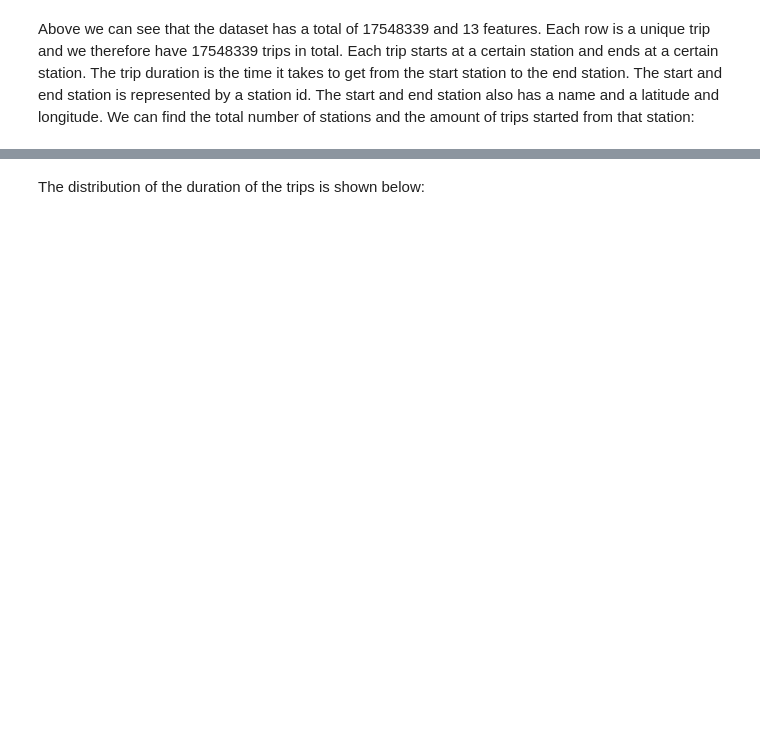
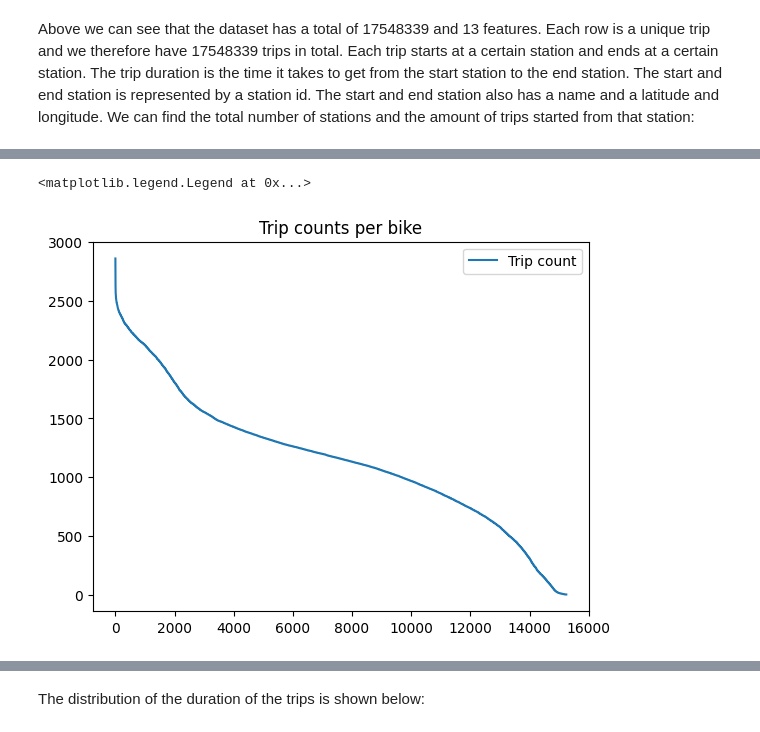
Before and after one commit to 4ug-aug/42577-IBA-Project, a Jupyter notebook: project.ipynb, the cells around one changed output, grey strips where cells are left out. Cells and saved outputs as stored; diff of their text form; code cells hidden in the pictures; blank space fills up the shorter version.

```diff
--- a/project.ipynb
+++ b/project.ipynb
@@ -60,0 +149,6 @@ data['bikeid'].value_counts().reset_index()[:10]
+# %%
+data['bikeid'].value_counts().reset_index()['count'].plot(legend=True, title='Trip counts per bike')
+plt.legend(['Trip count'])
+# %% [output]
+<matplotlib.legend.Legend at 0x...>
+[figure, added]
```
Also changed, not shown: parts of 44 cells of this notebook, 1 other file.
